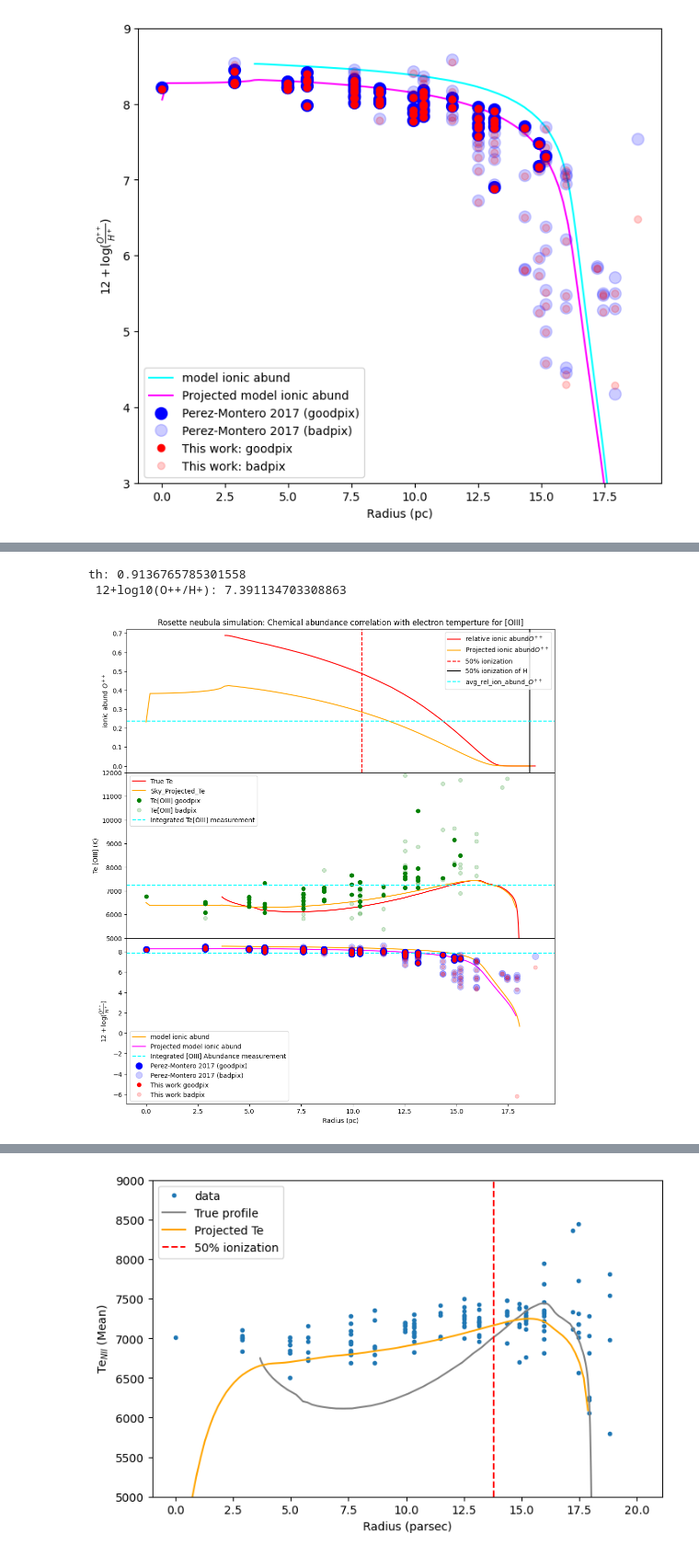
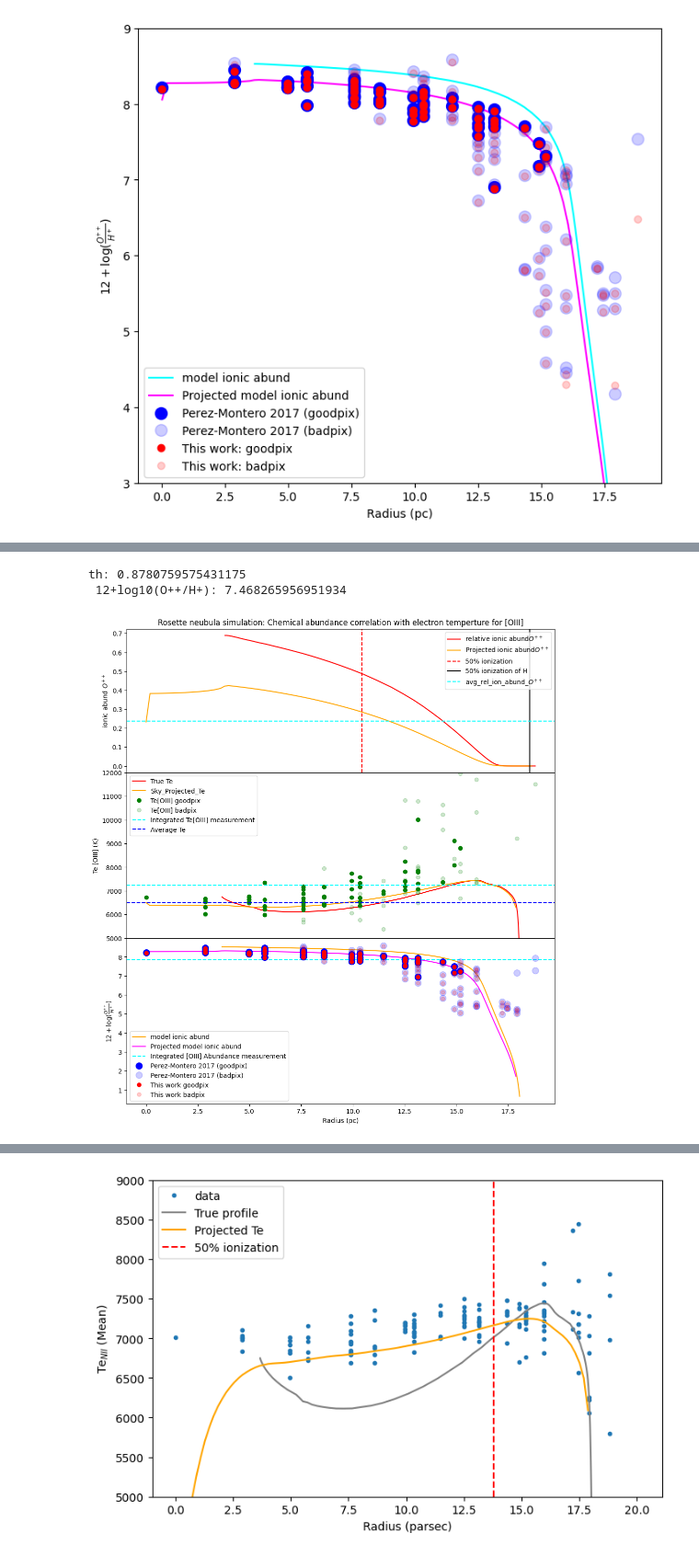
Before and after one commit to Amrita27singh/lvmnebular, a Jupyter notebook: Testing_lvmnebular.ipynb, the cells around one changed output, grey strips where cells are left out. Shown at 92% size. Cells and saved outputs as stored; diff of their text form; code cells hidden in the pictures.

Commit message:
Updating Te plots

```diff
--- a/Testing_lvmnebular.ipynb
+++ b/Testing_lvmnebular.ipynb
@@ -226,7 +233,6 @@ import astropy.units as unit
 distance=16000 * unit.pc
 r=np.sqrt(u.linefitdict['delta_ra']**2+u.linefitdict['delta_dec']**2)
 rad=r*distance*np.pi/648000 # converting arcsecs to parsec
-u.Integrated_meas()
 
 ##########################################################################[OIII]###########################################################################
 #O++ abundance
@@ -234,6 +240,8 @@ TeO3=u.linefitdict['TeO3']
 
 u.projectedTe(u.vals[6], n=100)
 u.chem_abund(5007)
+u.avg_Te(u.vals[6])
+
 I_4959=u.linefitdict['4959_flux']
 I_5007=u.linefitdict['5007_flux']
 I_4861=u.linefitdict['4861_flux']
@@ -263,6 +271,7 @@ ax2.plot(u.R, u.Teproj, color='orange', label='Sky_Projected_Te')
 ax2.plot(rad[good], TeO3[good], 'o', color='green', label='Te[OIII] goodpix')
 ax2.plot(rad[bad], TeO3[bad], 'o', color='green',   label='Te[OIII] badpix', alpha=0.2)
 ax2.axhline(y=u.int_TO3, c='cyan', linestyle='--', label='Integrated Te[OIII] measurement')
+ax2.axhline(y=u.avgTe, c='blue', linestyle='--', label='Average Te')
 ax2.set_ylim(5000, 12000)
 ax2.set_ylabel('Te [OIII] (K)')
 ax2.legend()
@@ -270,36 +279,36 @@ ax2.legend()
 # O++ ionic abundance
 Zmodel=1                                      # cloudy model abundance relative to solar
 logOHsun= -3.31                               # solar abundance patter from GASS (Grevesse et al 2010)
 logOHmodel = logOHsun + np.log10(Zmodel)      # total Oxygen elemental abundance in the model
 logOppHmodel = logOHmodel+np.log10(u.vals[6]) # ionic abundance of O++ in the model
 logOppHproj = logOHmodel+np.log10(u.aproj)    # ionic abundance of O++ in the model
 
 ax.plot(u.vals[0], 12+logOppHmodel, color='orange', label='model ionic abund')
 ax.plot(u.R, 12+logOppHproj, color='magenta', label='Projected model ionic abund')
 #ax.set_ylim(3,9)
 ax.axhline(y=12+np.log10(u.int_OppH), c='cyan', linestyle='--', label='Integrated [OIII] Abundance measurement')
 
 ax.plot(rad[good], Abund_O3[good], 'o', color='blue', markersize='10', label='Perez-Montero 2017 (goodpix)')
 ax.plot(rad[bad], Abund_O3[bad], 'o', color='blue', markersize='10', label='Perez-Montero 2017 (badpix)', alpha=0.2)
 ax.plot(rad[good], 12+np.log10(u.OppH)[good], 'o', color='red', label='This work goodpix')
 ax.plot(rad[bad], 12+np.log10(u.OppH)[bad], 'o', color='red', label='This work badpix', alpha=0.2)
 
 ax.set_xlabel('Radius (pc)')
 #ax.set_ylabel('12+log10(O++/H+)')
 ax.set_ylabel(r'$12+\log(\frac{O^{++}}{H^+})$')
 ax.legend(loc='lower left')
 
 ax1.set_position([0.125, 0.8, 0.775, 0.26])  # [left, bottom, width, height]
 ax2.set_position([0.125, 0.5, 0.775, 0.3])
 ax.set_position([0.125, 0.2, 0.775, 0.3])
 
 plt.savefig('/home/amrita/LVM/lvmnebular/Bubble_v2_5e-14/Bubble_v2_5e-14_plotprofile/TeO3_chem_abundO3_vs_R_present.png', dpi=200)
 #plt.savefig('/home/amrita/LVM/lvmnebular/Bubble_v2_5e-14/Bubble_v2_5e-14_snbinned/Bubble_v2_5e-14_snbinned_plotprofile/snbin_TeO3_chem_abundO3_vs_R.png', dpi=300)
 plt.show()
 # %% [output]
-th: 0.9136765785301558
- 12+log10(O++/H+): 7.391134703308863
+th: 0.8780759575431175
+ 12+log10(O++/H+): 7.468265956951934
-[figure, old version]
+[figure, new version]
 # %%
 # Plot for [NII]
 # %%
```
Also changed, not shown: parts of 7 cells of this notebook, 1 other file.
